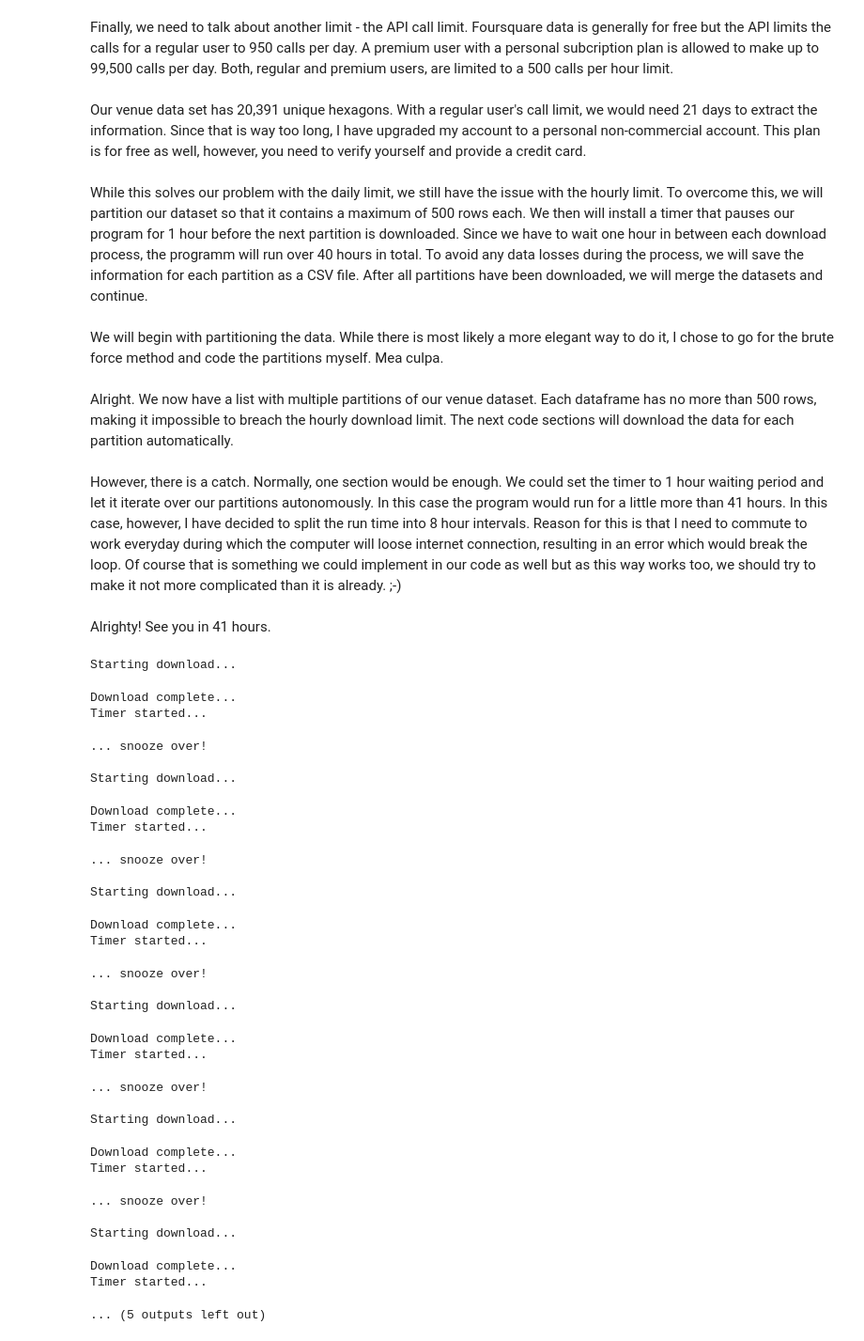
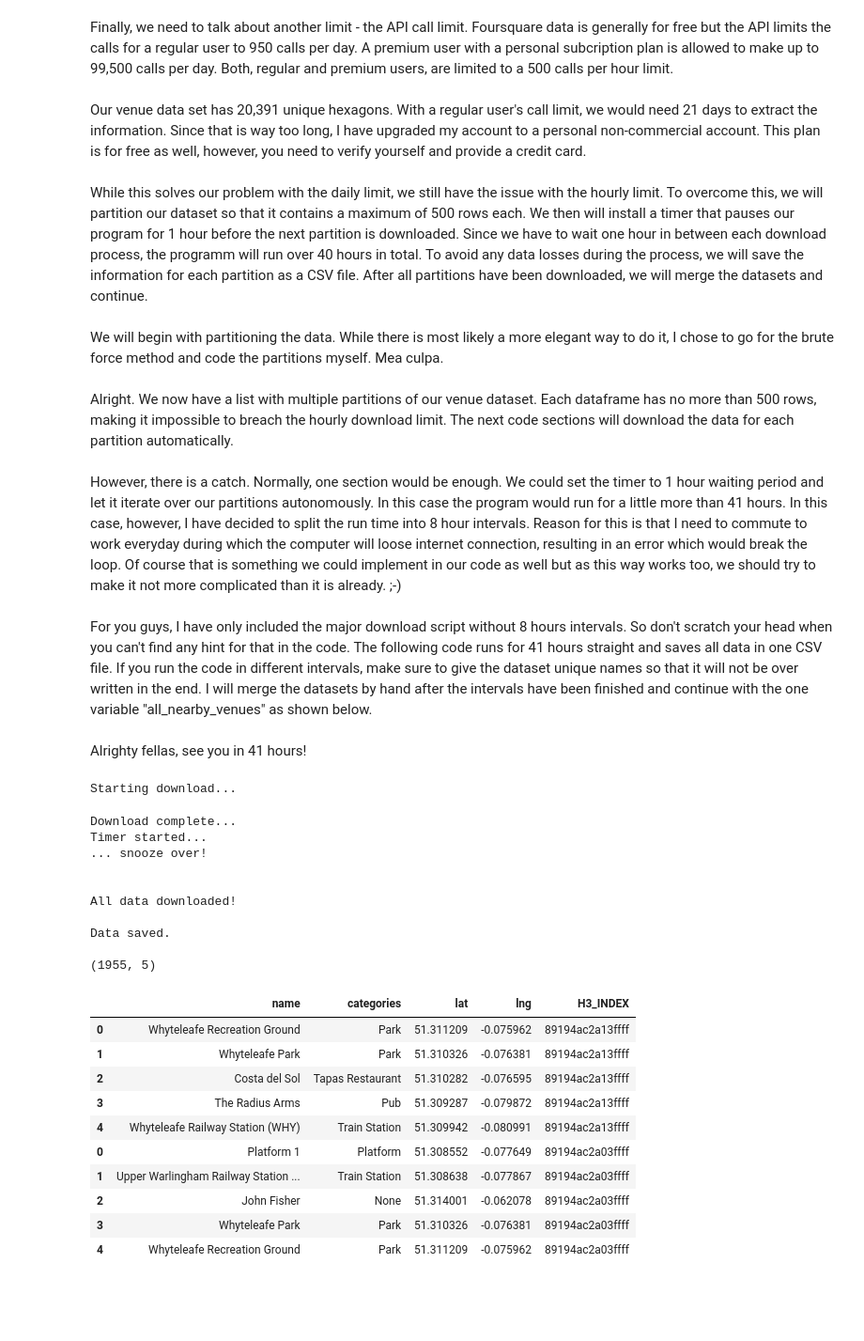
Before and after one commit to Mauricebuettgenbach/battle_of_the_neighborhoods, a Jupyter notebook: THE_BATTLE_OF_NEIHBORHOODS.ipynb, the cells around one changed output. Shown: that part at 94% size. Cells and saved outputs as stored; diff of their text form; code cells hidden in the pictures; blank space fills up the shorter version.

Commit message:
Finalized Foursquare data.

```diff
--- a/THE_BATTLE_OF_NEIHBORHOODS.ipynb
+++ b/THE_BATTLE_OF_NEIHBORHOODS.ipynb
@@ -829,7 +829,10 @@ Alright. We now have a list with multiple partitions of our venue dataset. Each
 However, there is a catch. Normally, one section would be enough. We could set the timer to 1 hour waiting period and let it iterate over our partitions autonomously. In this case the program would run for a little more than 41 hours. In this case, however, I have decided to split the run time into 8 hour intervals. Reason for this is that I need to commute to work everyday during which the computer will loose internet connection, resulting in an error which would break the loop. Of course that is something we could implement in our code as well but as this way works too, we should try to make it not more complicated than it is already. ;-)
 <br>
 <br>
-Alrighty! See you in 41 hours.
+For you guys, I have only included the major download script without 8 hours intervals. So don't scratch your head when you can't find any hint for that in the code. The following code runs for 41 hours straight and saves all data in one CSV file. If you run the code in different intervals, make sure to give the dataset unique names so that it will not be over written in the end. I will merge the datasets by hand after the intervals have been finished and continue with the one variable "all_nearby_venues" as shown below.
+<br>
+<br>
+Alrighty fellas, see you in 41 hours!
 # %%
 # Import working libraries
 import json
@@ -857,10 +860,10 @@ def get_category_type(row):
         return categories_list[0]['name']
 
 # Create empty variable
-top_nearby_venues_1 = pd.DataFrame()
+all_nearby_venues = pd.DataFrame()
 
 # Loop through data set
-for partition in partitions[:8]:
+for partition in partitions:
     print("Starting download...")
     for i in tqdm(range(len(partition.index))):
         # Get hex id
@@ -895,65 +898,59 @@ for partition in partitions[:8]:
         # Store hex id
         nearby_venues['H3_INDEX'] = hex_id
         # Store data in variable
-        top_nearby_venues_1 = nearby_venues.append(top_nearby_venues_1)
+        all_nearby_venues = nearby_venues.append(all_nearby_venues)
     # Check out
     print("Download complete...")
     # Set start time
     start_time = time.time()
     print("Timer started...")
     # Start timer
     while True:
         # Set current time
         current_time = time.time()
         # Calc elapsed time
         elapsed_time = current_time - start_time
         # Check snooze
         if elapsed_time > snooze: # End loop after 60 min
             print("... snooze over!")
             print()
             break
 
 # Update
 print()
 print("All data downloaded!")
 
 # Save data
-top_nearby_venues_1.to_csv('TOP_NEARBY_VENUES_1.csv')
+all_nearby_venues.to_csv('ALL_NEARBY_VENUES.csv')
+
 # Check out
 print()
 print("Data saved.")
 print()
 
 # Viz
-print(top_nearby_venues_1.shape)
-top_nearby_venues_1.head(10)
+print(all_nearby_venues.shape)
+all_nearby_venues.head(10)
 # %% [output]
 Starting download...
 Download complete...
 Timer started...
+... snooze over!
+
+
+All data downloaded!
+
+Data saved.
+
+(1955, 5)
-... snooze over!
-
-Starting download...
-Download complete...
-Timer started...
-... snooze over!
-
-Starting download...
-Download complete...
-Timer started...
-... snooze over!
-
-Starting download...
-Download complete...
-Timer started...
-... snooze over!
-
-Starting download...
-Download complete...
-Timer started...
-... snooze over!
-
-Starting download...
-Download complete...
-Timer started...
-... (5 outputs left out)
+|  | name | categories | lat | lng | H3_INDEX |
+| 0 | Whyteleafe Recreation Ground | Park | 51.311209 | -0.075962 | 89194ac2a13ffff |
+| 1 | Whyteleafe Park | Park | 51.310326 | -0.076381 | 89194ac2a13ffff |
+| 2 | Costa del Sol | Tapas Restaurant | 51.310282 | -0.076595 | 89194ac2a13ffff |
+| 3 | The Radius Arms | Pub | 51.309287 | -0.079872 | 89194ac2a13ffff |
+| 4 | Whyteleafe Railway Station (WHY) | Train Station | 51.309942 | -0.080991 | 89194ac2a13ffff |
+| 0 | Platform 1 | Platform | 51.308552 | -0.077649 | 89194ac2a03ffff |
+| 1 | Upper Warlingham Railway Station ... | Train Station | 51.308638 | -0.077867 | 89194ac2a03ffff |
+| 2 | John Fisher | None | 51.314001 | -0.062078 | 89194ac2a03ffff |
+| 3 | Whyteleafe Park | Park | 51.310326 | -0.076381 | 89194ac2a03ffff |
+| 4 | Whyteleafe Recreation Ground | Park | 51.311209 | -0.075962 | 89194ac2a03ffff |
```
Also changed, not shown: parts of 15 cells of this notebook.
